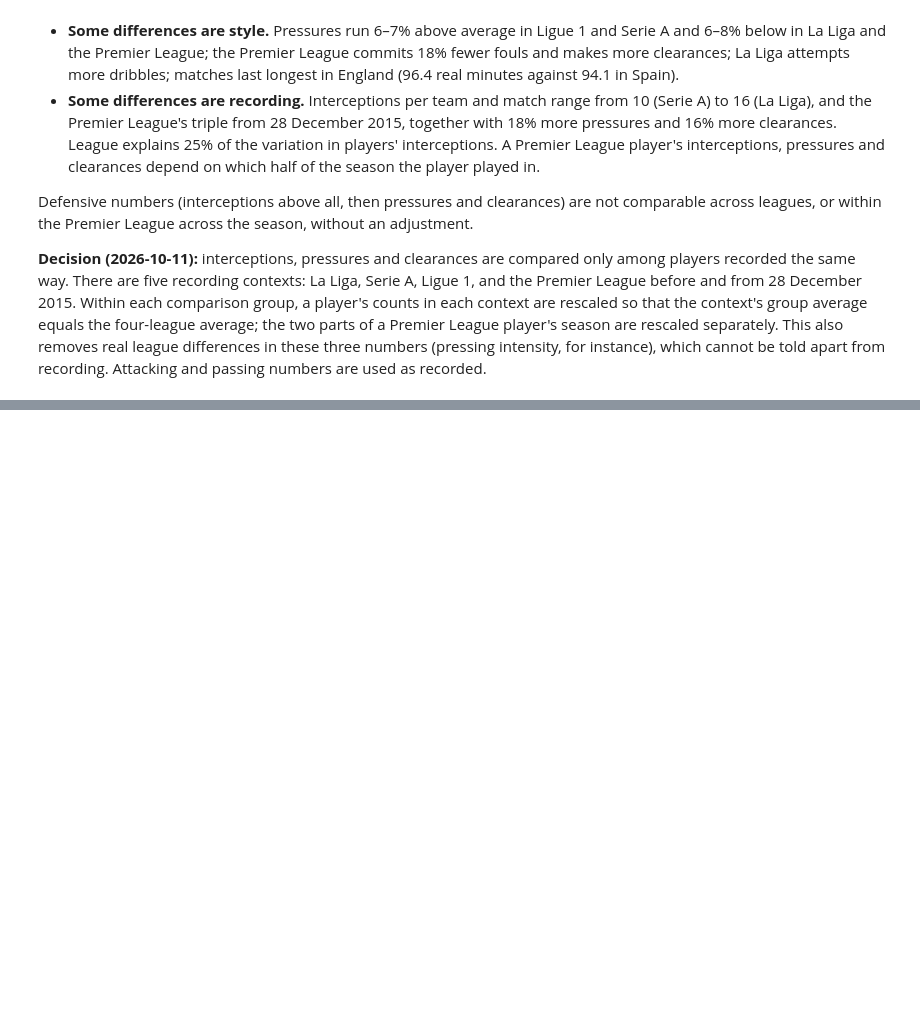
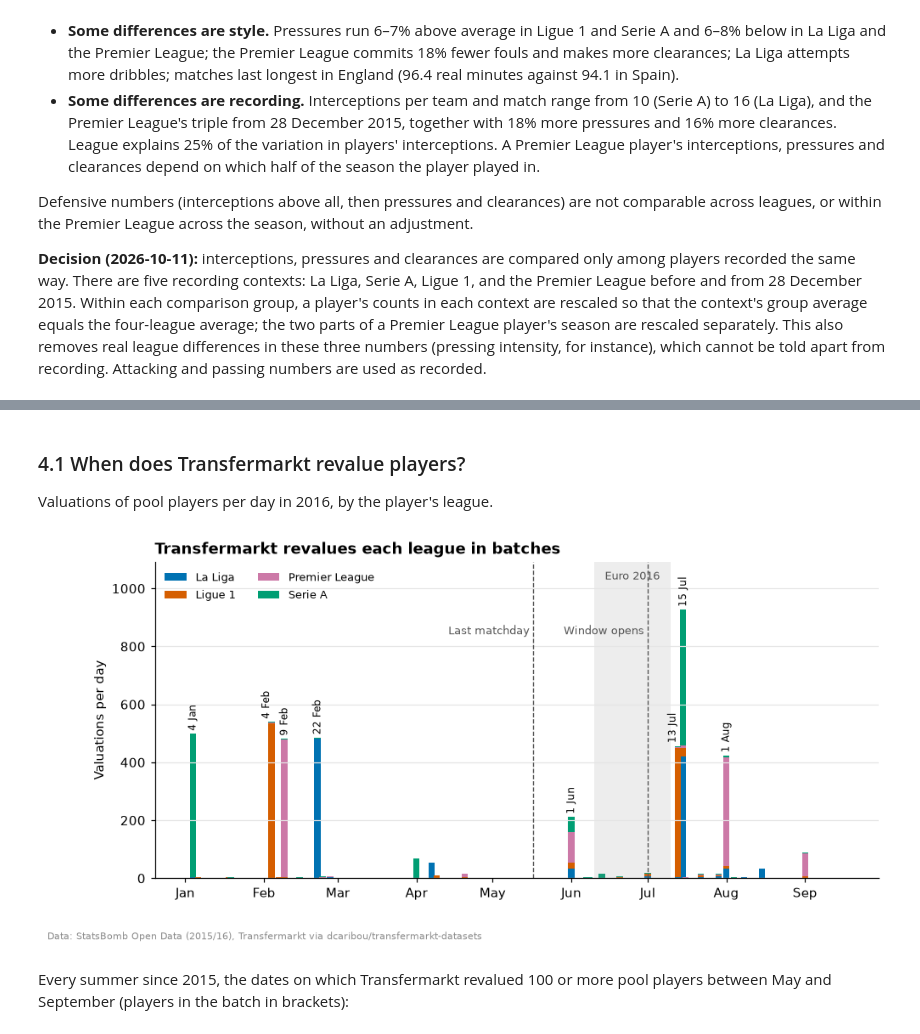
Before and after one commit to Fabiohhp/football-scouting, a Jupyter notebook: notebooks/01_data_exploration.ipynb, the cells around one changed output, grey strips where cells are left out. Drawn from its saved outputs; the diff is of its cells as text; code cells hidden in the pictures; blank space fills up the shorter version.

Commit message:
EDA section 4: market values at the end of 2015/16; fix valuation club field

```diff
--- a/notebooks/01_data_exploration.ipynb
+++ b/notebooks/01_data_exploration.ipynb
@@ -999,0 +1040,63 @@ numbers are used as recorded.
+# %% [markdown]
+### 4.1 When does Transfermarkt revalue players?
+
+Valuations of pool players per day in 2016, by the player's league.
+# %%
+daily = (
+    valuations[valuations.date.between("2016-01-01", "2016-09-30")]
+    .groupby(["date", "league"])
+    .size()
+    .unstack(fill_value=0)[LEAGUES]
+)
+fig, ax = plt.subplots(figsize=(10, 4.4))
+bottom = np.zeros(len(daily))
+for league in LEAGUES:
+    ax.bar(
+        daily.index,
+        daily[league],
+        bottom=bottom,
+        width=2.5,
+        color=LEAGUE_COLORS[league],
+        label=league,
+    )
+    bottom += daily[league].to_numpy()
+top = daily.sum(axis=1).max() * 1.18
+ax.axvspan(pd.Timestamp("2016-06-10"), pd.Timestamp("2016-07-10"), color=GREY, alpha=0.15, lw=0)
+ax.text(
+    pd.Timestamp("2016-06-25"),
+    top * 0.97,
+    "Euro 2016",
+    ha="center",
+    va="top",
+    fontsize=8.5,
+    color="#555555",
+)
+for day, label in [(SEASON_OVER, "Last matchday"), (pd.Timestamp("2016-07-01"), "Window opens")]:
+    ax.axvline(day, color="#555555", lw=0.9, ls="--")
+    ax.text(day, top * 0.80, label + " ", ha="right", va="top", fontsize=8.5, color="#555555")
+big = daily.sum(axis=1)[lambda s: s >= 100]
+for k, (day, n) in enumerate(big.items()):
+    # Vertical labels; one followed by another batch within days moves left of its bar.
+    crowded = k < len(big) - 1 and (big.index[k + 1] - day).days <= 6
+    ax.text(
+        day,
+        n + top * 0.01,
+        f"{day:%-d %b}",
+        ha="right" if crowded else "center",
+        va="bottom",
+        rotation=90,
+        fontsize=8,
+    )
+ax.set_ylim(0, top)
+ax.set_xlim(pd.Timestamp("2015-12-20"), pd.Timestamp("2016-09-30"))
+ax.xaxis.set_major_formatter(mdates.DateFormatter("%b"))
+ax.set_ylabel("Valuations per day")
+ax.set_title("Transfermarkt revalues each league in batches")
+ax.legend(loc="upper left", fontsize=8.5, ncols=2)
+credit(fig)
+plt.show()
+# %% [output]
+[figure, added]
+# %% [markdown]
+Every summer since 2015, the dates on which Transfermarkt revalued 100 or more pool players
+between May and September (players in the batch in brackets):
```
Also changed, not shown: parts of 20 cells of this notebook, 9 other files.
